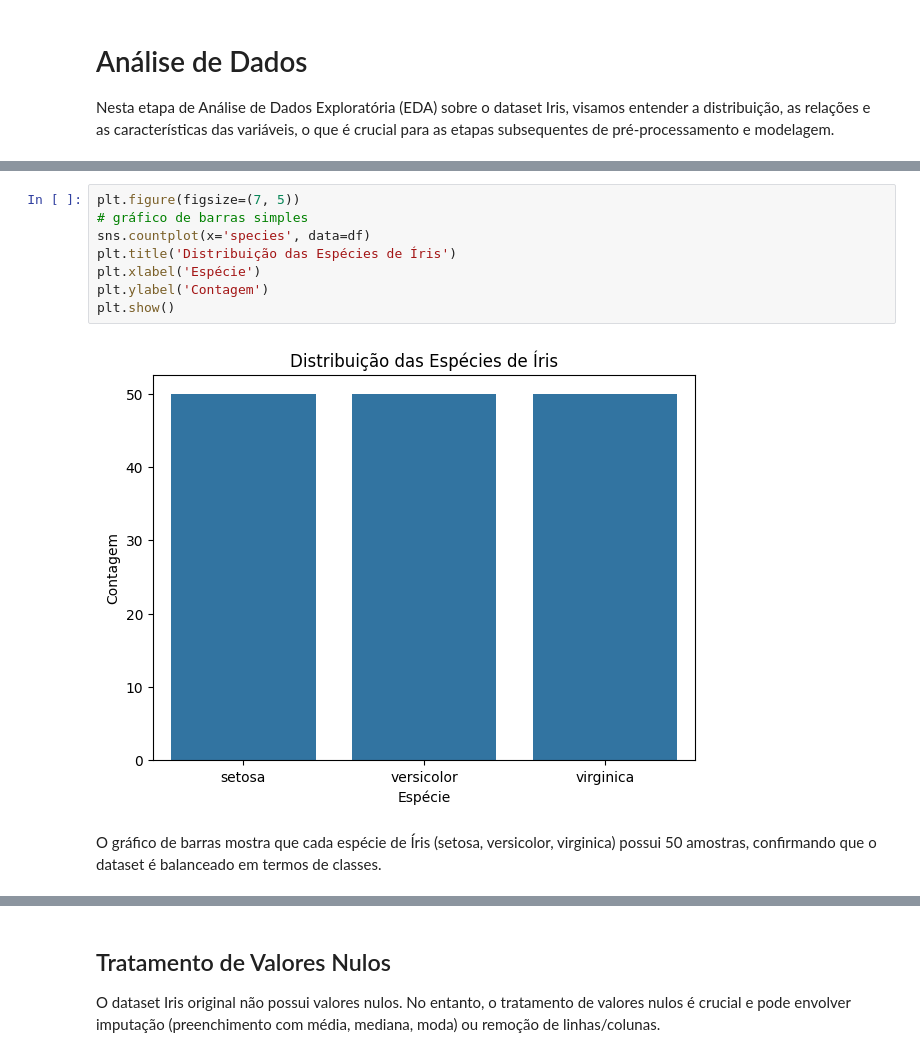
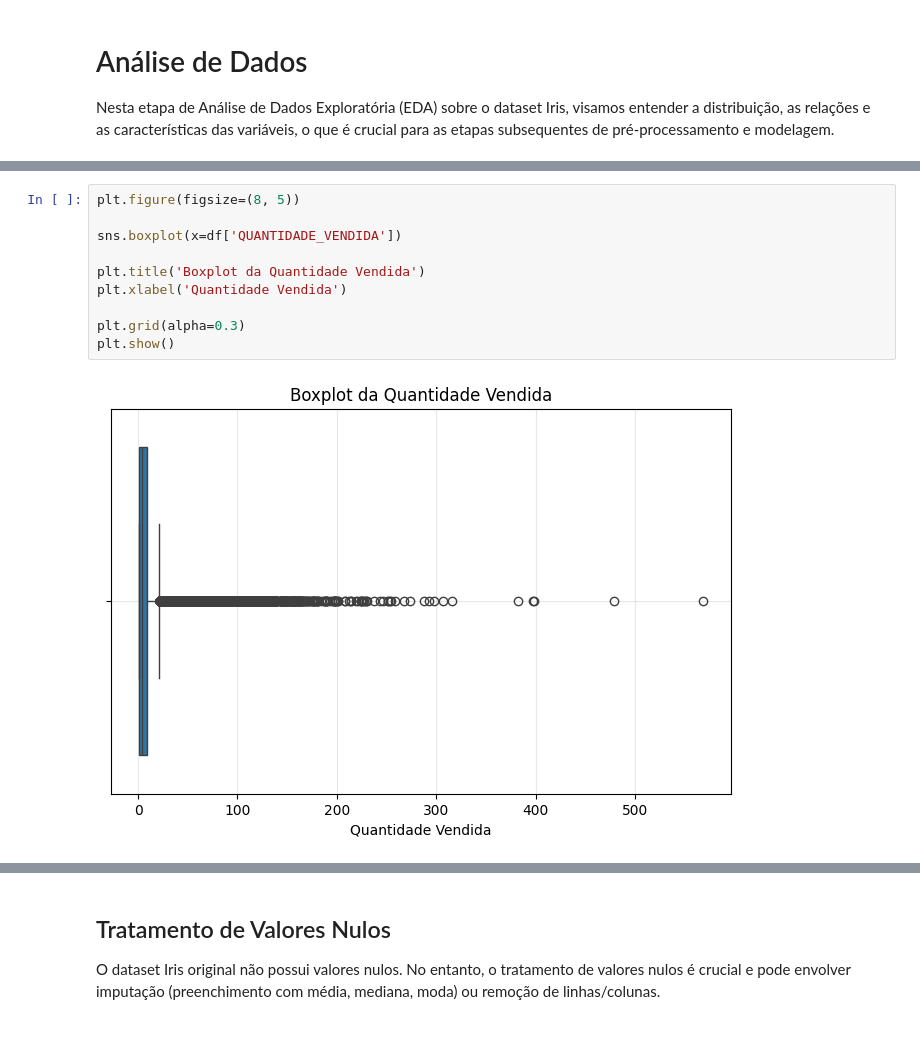
Before and after one commit to DianaSerrano1/MVP-AnalisedeDados, a Jupyter notebook: Análise_de_Dados_e_Boas_Práticas_MVP.ipynb, the cells around one changed output, grey strips where cells are left out. Cells and saved outputs as stored; diff of their text form.

```diff
--- a/Análise_de_Dados_e_Boas_Práticas_MVP.ipynb
+++ b/Análise_de_Dados_e_Boas_Práticas_MVP.ipynb
@@ -318,12 +439,12 @@ None
 # %%
-plt.figure(figsize=(7, 5))
-# gráfico de barras simples
-sns.countplot(x='species', data=df)
-plt.title('Distribuição das Espécies de Íris')
-plt.xlabel('Espécie')
-plt.ylabel('Contagem')
+plt.figure(figsize=(8, 5))
+
+sns.boxplot(x=df['QUANTIDADE_VENDIDA'])
+
+plt.title('Boxplot da Quantidade Vendida')
+plt.xlabel('Quantidade Vendida')
+
+plt.grid(alpha=0.3)
 plt.show()
 # %% [output]
-[figure, old version]
+[figure, new version]
-# %% [markdown]
-O gráfico de barras mostra que cada espécie de Íris (setosa, versicolor, virginica) possui 50 amostras, confirmando que o dataset é balanceado em termos de classes.
```
Also changed, not shown: parts of 65 cells of this notebook.
